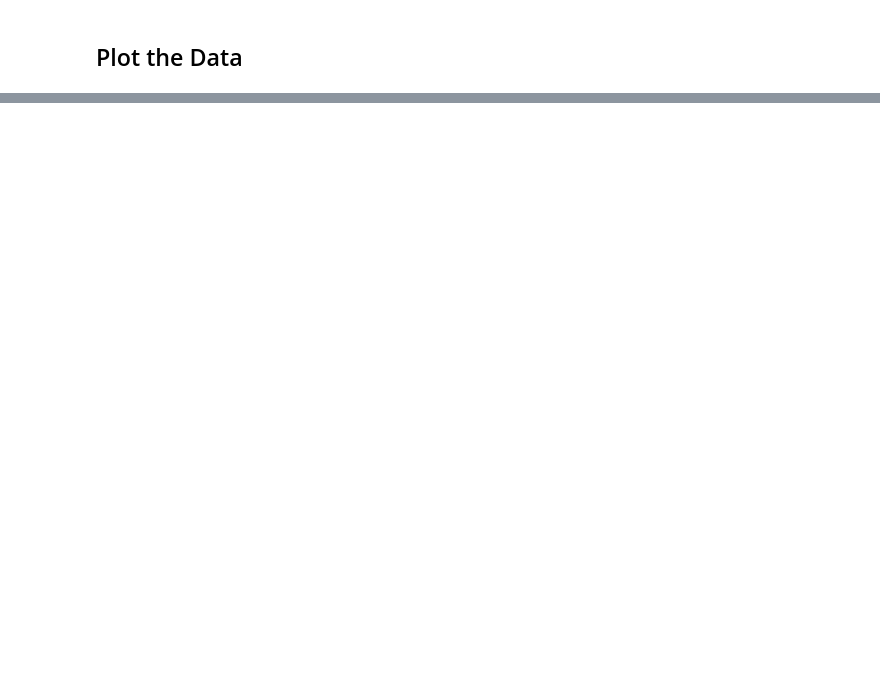
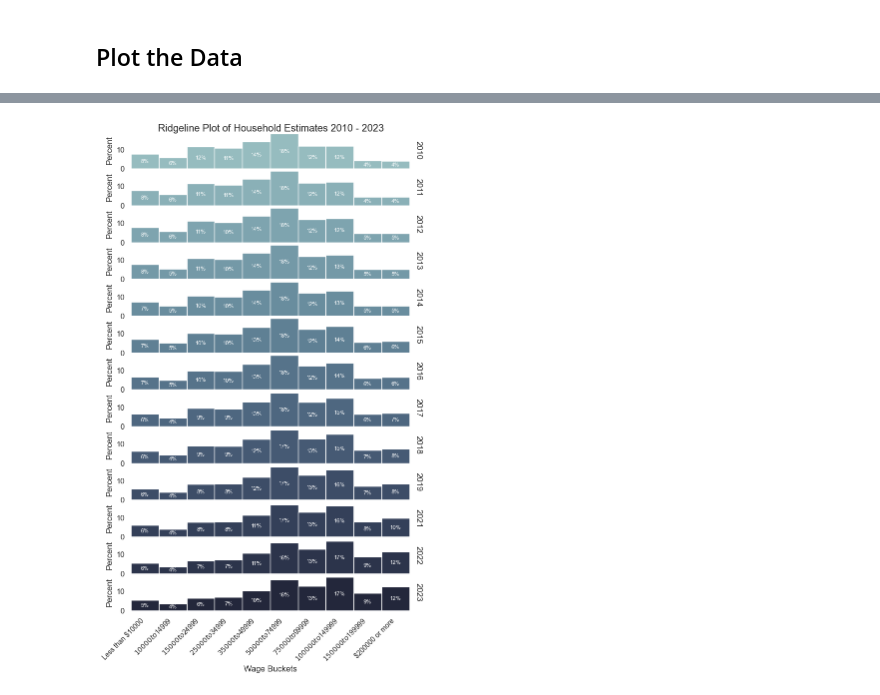
Before and after one commit to curohn/wage_distribution, a Jupyter notebook: main.ipynb, the cells around one changed output, grey strips where cells are left out. Drawn from its saved outputs; the diff is of its cells as text; code cells hidden in the pictures; blank space fills up the shorter version.

```diff
--- a/main.ipynb
+++ b/main.ipynb
@@ -9,30 +7,33 @@ import joypy
 ## Import the data
 # %%
 
-folder_path = '/Users/Curra/Documents/repos/wage_distribution'
+import numpy as np
+import pandas as pd
+import os
+import matplotlib as plt
+import seaborn as sns
 
-# Initialize an empty list to hold dataframes
+folder_path = '/Users/Curra/Documents/repos/wage_distribution/Data'
+
+
 dataframes = []
 
 # Iterate over all files in the folder
 for file_name in os.listdir(folder_path):
-    if file_name.endswith('.csv') and "ACSST1Y" in file_name:  # Check if the file is a CSV and contains "ACSST1Y"
+    if file_name.endswith('.csv') and "ACSST1Y" in file_name:
         try:
             # Extract the year from the filename
-            year = file_name.split("ACSST1Y")[1][:4]  # Extracts the 4 digits after "ACSST1Y"
+            year = file_name.split("ACSST1Y")[1][:4]
 
             file_path = os.path.join(folder_path, file_name)
-            df = pd.read_csv(file_path)  # Read the CSV file
+            df = pd.read_csv(file_path)
 
-            # Add a 'Year' column to the dataframe
             df['Year'] = year
 
-            # Append the dataframe to the list
             dataframes.append(df)
         except (IndexError, ValueError):
             print(f"Skipping file due to unexpected format: {file_name}")
 
-# Combine all dataframes into a single dataframe
 combined_data = pd.concat(dataframes, ignore_index=True)
 # %% [markdown]
 ## Clean the Data
@@ -131,0 +104,69 @@ plt.show()
+# %%
+columns_to_plot = ['label_grouping', 'households_estimate', 'Year']
+plot_data = cleaned_data[columns_to_plot]
+plot_data['Year'] = plot_data['Year'].astype(int)
+labels = [
+    'Less than $10000',
+    '$10000 to $14999',
+    '$15000 to $24999',
+    '$25000 to $34999',
+    '$35000 to $49999',
+    '$50000 to $74999',
+    '$75000 to $99999',
+    '$100000 to $149999',
+    '$150000 to $199999',
+    '$200000 or more'
+]
+#print(plot_data.head(15))
+
+# Theme
+sns.set_theme(style="white", rc={"axes.facecolor": (0, 0, 0, 0)})
+pal = sns.cubehelix_palette(len(plot_data["Year"].unique()), rot=-.25, light=.7)
+
+# Initialize the FacetGrid object
+g = sns.FacetGrid(
+    plot_data,
+    row='Year',
+    hue='Year',
+    height=0.8,
+    aspect=8,
+    palette=pal,
+    margin_titles=True,
+)
+
+# Map the data to the FacetGrid
+g.map(
+    sns.barplot,
+    'label_grouping',
+    'households_estimate',
+    width=1,
+)
+
+# Add annotations to the bars
+def annotate_bars(ax):
+    for p in ax.patches:  # Iterate over all bars
+        value = p.get_height()
+        if not pd.isna(value):  # Check if value is not NaN
+            ax.text(
+                p.get_x() + p.get_width() / 2,  # X-coordinate: center of the bar
+                value / 2,  # Y-coordinate: middle of the bar
+                f'{value:.0f}%',  # Format the value
+                ha='center', va='center', color='white', fontsize=8  # Styling
+            )
+
+# Apply the annotation function to each subplot
+for ax in g.axes.flat:
+    annotate_bars(ax)
+
+# Clean up the plot
+g.set_axis_labels('Wage Buckets', "Percent")
+g.set_titles(col_template="{col_name}", row_template="{row_name}")
+g.figure.subplots_adjust(wspace=0, hspace=0)
+# Rotate x-axis labels for readability
+for ax in g.axes.flat:
+    ax.tick_params(axis='x', labelrotation=45)
+    ax.set_xticks(range(len(labels)))
+    ax.set_xticklabels(labels, rotation=45, ha='right', fontsize=10)
+g.despine(bottom=True, left=True)
+g.figure.suptitle('Ridgeline Plot of Household Estimates 2010 - 2023')
+# %% [output]
@@ -131,0 +179 @@ plt.show()
+[figure, added]
```
Also changed, not shown: parts of 13 cells of this notebook.
